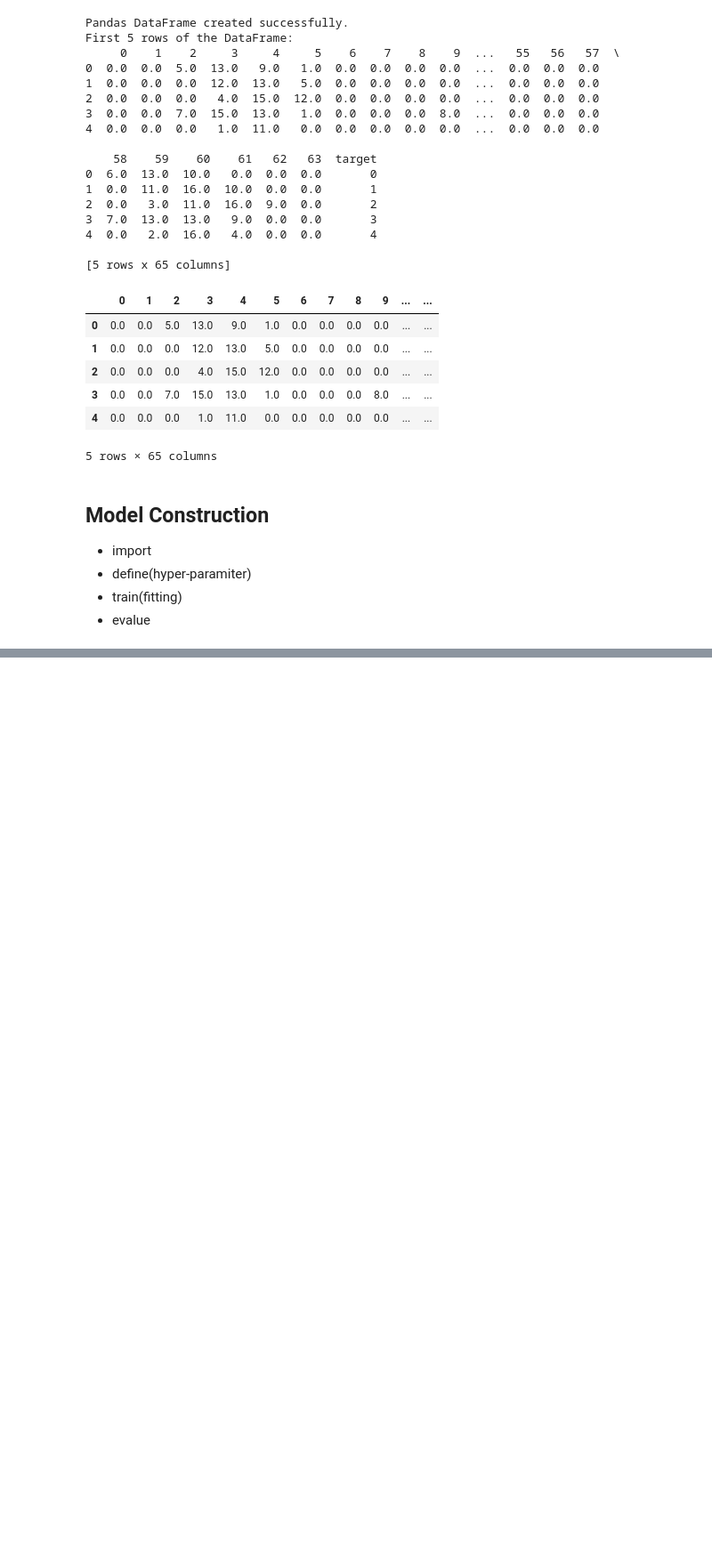
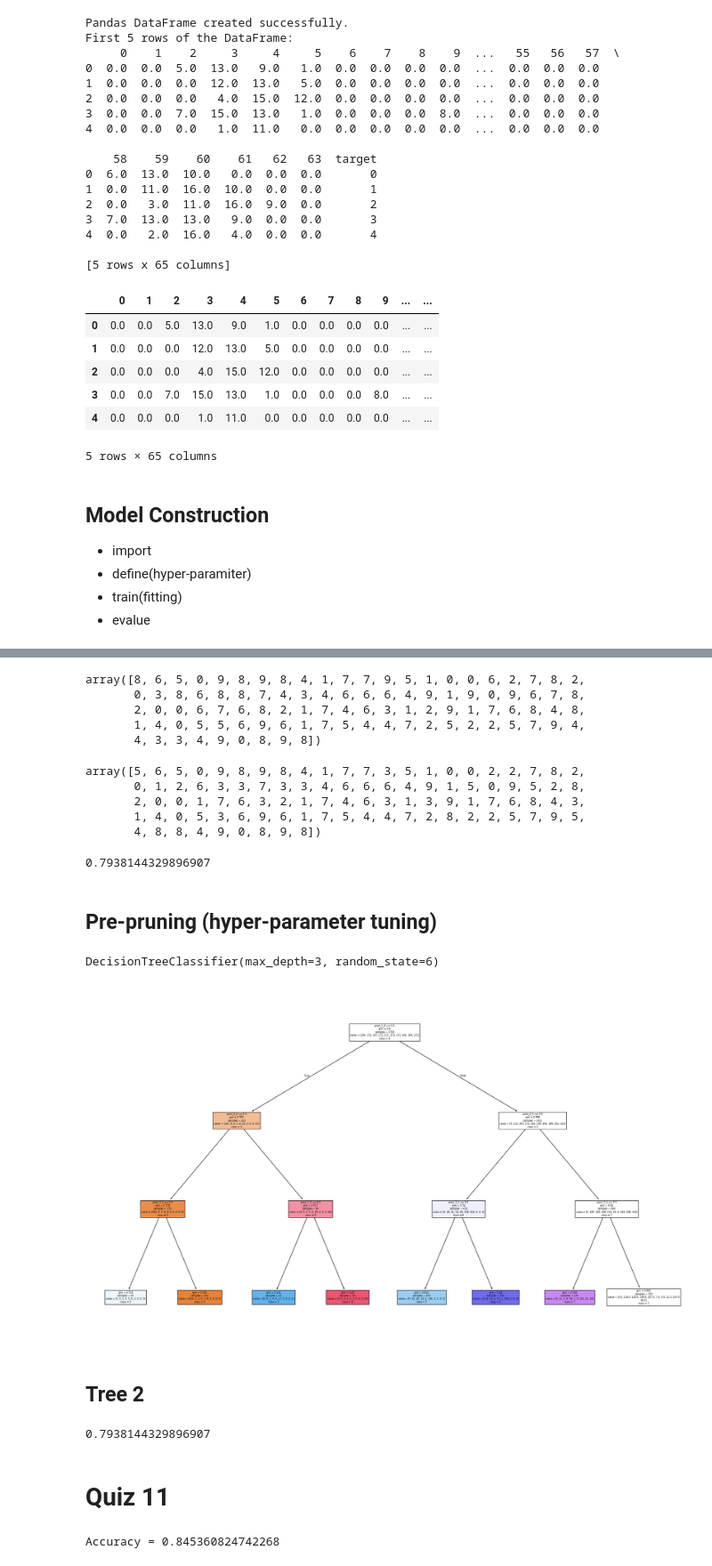
Before and after one commit to 1witsarut/BSC_DPDM2025, a Jupyter notebook: Ch5_classification.ipynb, the cells around one changed output, grey strips where cells are left out. Shown at 89% size. Cells and saved outputs as stored; diff of their text form; code cells hidden in the pictures; blank space fills up the shorter version.

Commit message:
Quiz 11

```diff
--- a/Ch5_classification.ipynb
+++ b/Ch5_classification.ipynb
@@ -91,0 +113,16 @@ AttributeError: 'numpy.ndarray' object has no attribute '_validate_params'
+# %%
+y_predict
+# %% [output]
+array([8, 6, 5, 0, 9, 8, 9, 8, 4, 1, 7, 7, 9, 5, 1, 0, 0, 6, 2, 7, 8, 2,
+       0, 3, 8, 6, 8, 8, 7, 4, 3, 4, 6, 6, 6, 4, 9, 1, 9, 0, 9, 6, 7, 8,
+       2, 0, 0, 6, 7, 6, 8, 2, 1, 7, 4, 6, 3, 1, 2, 9, 1, 7, 6, 8, 4, 8,
+       1, 4, 0, 5, 5, 6, 9, 6, 1, 7, 5, 4, 4, 7, 2, 5, 2, 2, 5, 7, 9, 4,
+       4, 3, 3, 4, 9, 0, 8, 9, 8])
+# %%
+y_test
+# %% [output]
+array([5, 6, 5, 0, 9, 8, 9, 8, 4, 1, 7, 7, 3, 5, 1, 0, 0, 2, 2, 7, 8, 2,
+       0, 1, 2, 6, 3, 3, 7, 3, 3, 4, 6, 6, 6, 4, 9, 1, 5, 0, 9, 5, 2, 8,
+       2, 0, 0, 1, 7, 6, 3, 2, 1, 7, 4, 6, 3, 1, 3, 9, 1, 7, 6, 8, 4, 3,
+       1, 4, 0, 5, 3, 6, 9, 6, 1, 7, 5, 4, 4, 7, 2, 8, 2, 2, 5, 7, 9, 5,
+       4, 8, 8, 4, 9, 0, 8, 9, 8])
@@ -91,0 +131,48 @@ AttributeError: 'numpy.ndarray' object has no attribute '_validate_params'
+# %%
+accuracy_score(y_test, y_predict)
+# %% [output]
+0.7938144329896907
+# %% [markdown]
+## Pre-pruning (hyper-parameter tuning)
+# %%
+from sklearn.tree import DecisionTreeClassifier
+tree0 = DecisionTreeClassifier(random_state=6, max_depth=3)
+tree0.fit(X_train,y_train)
+# %% [output]
+DecisionTreeClassifier(max_depth=3, random_state=6)
+# %%
+plt.figure(figsize=(25,15))
+# Convert class_names to strings
+string_class_names = [str(name) for name in digits.target_names]
+plot_tree(tree0, filled=True, feature_names=digits.feature_names, class_names=string_class_names)
+plt.show()
+# %% [output]
+[figure, added]
+# %% [markdown]
+## Tree 2
+# %%
+from sklearn.tree import DecisionTreeClassifier
+tree2 = DecisionTreeClassifier(random_state=6, max_depth=7, min_samples_leaf=5, max_features="sqrt")
+tree2.fit(X_train,y_train)
+y_predict2 = tree2.predict(X_test)
+accuracy_score(y_test, y_predict)
+# %% [output]
+0.7938144329896907
+# %% [markdown]
+# Quiz 11
+# %%
+tree2 = DecisionTreeClassifier(
+    random_state=6,
+    max_depth=7,
+    min_samples_leaf=5,
+    max_features="sqrt"
+)
+
+tree2.fit(X_train, y_train)
+
+y_predict2 = tree2.predict(X_test)
+accu = accuracy_score(y_test, y_predict2)
+
+print("Accuracy =", accu)
+# %% [output]
+Accuracy = 0.845360824742268
```
Also changed, not shown: parts of 9 cells of this notebook.
